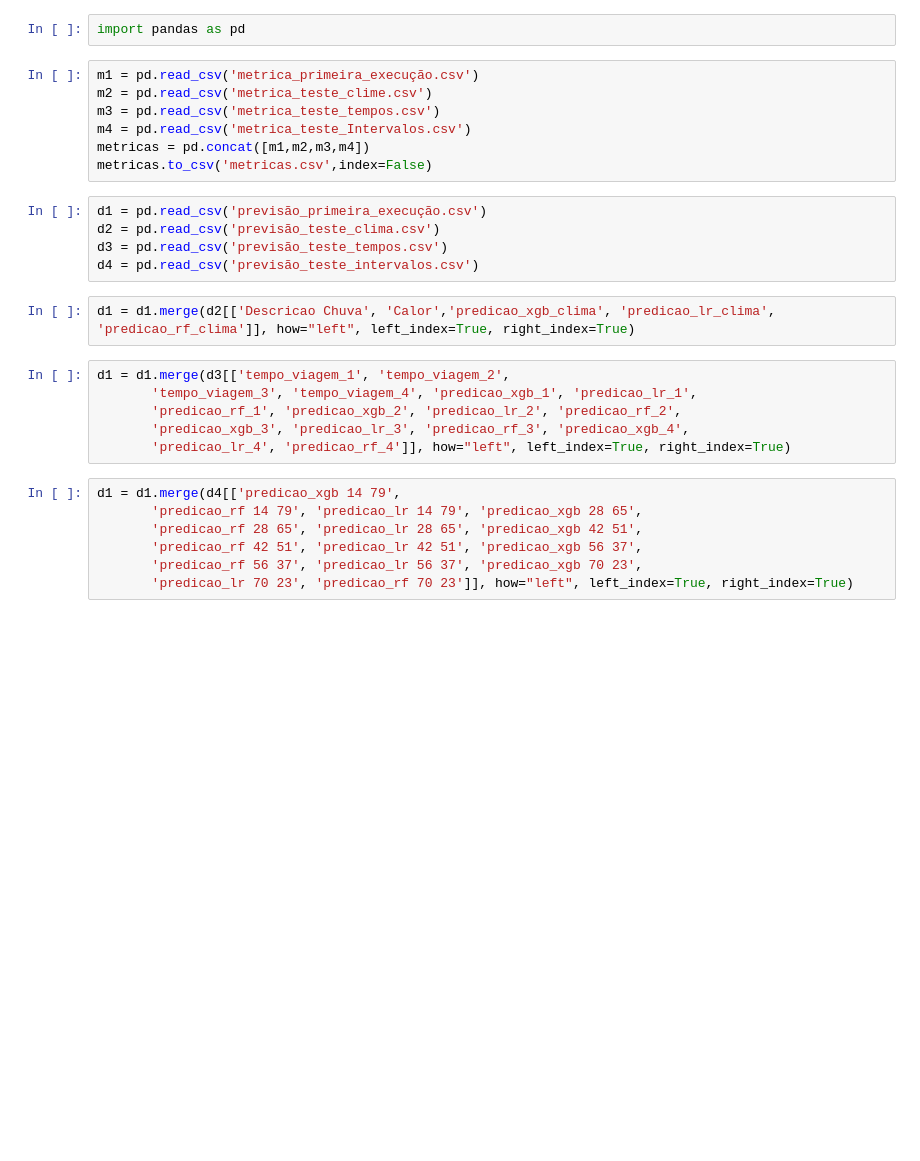
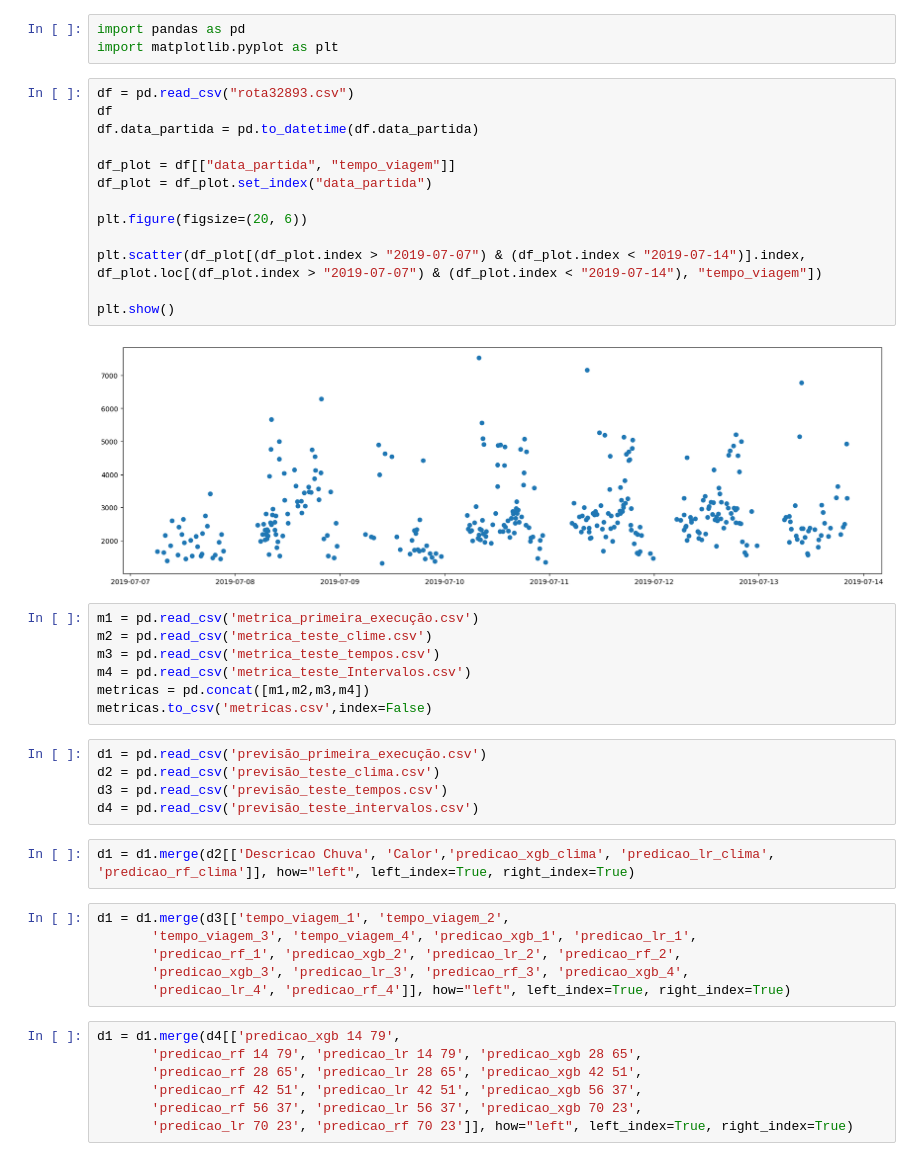
Before and after one commit to LeonardoVillamarin/TCC-Previsor_viagens_onibus, a Jupyter notebook: Fase 3/analise.ipynb, the cells around one changed output. Cells and saved outputs as stored; diff of their text form; blank space fills up the shorter version.

```diff
--- a/Fase 3/analise.ipynb
+++ b/Fase 3/analise.ipynb
@@ -1,5 +1,21 @@
 # %%
 import pandas as pd
+import matplotlib.pyplot as plt
+# %%
+df = pd.read_csv("rota32893.csv")
+df
+df.data_partida = pd.to_datetime(df.data_partida)
+
+df_plot = df[["data_partida", "tempo_viagem"]]
+df_plot = df_plot.set_index("data_partida")
+
+plt.figure(figsize=(20, 6))
+
+plt.scatter(df_plot[(df_plot.index > "2019-07-07") & (df_plot.index < "2019-07-14")].index, df_plot.loc[(df_plot.index > "2019-07-07") & (df_plot.index < "2019-07-14"), "tempo_viagem"])
+
+plt.show()
+# %% [output]
+[figure, added]
 # %%
 m1 = pd.read_csv('metrica_primeira_execução.csv')
 m2 = pd.read_csv('metrica_teste_clime.csv')
```
Also changed, not shown: 3 other files.
